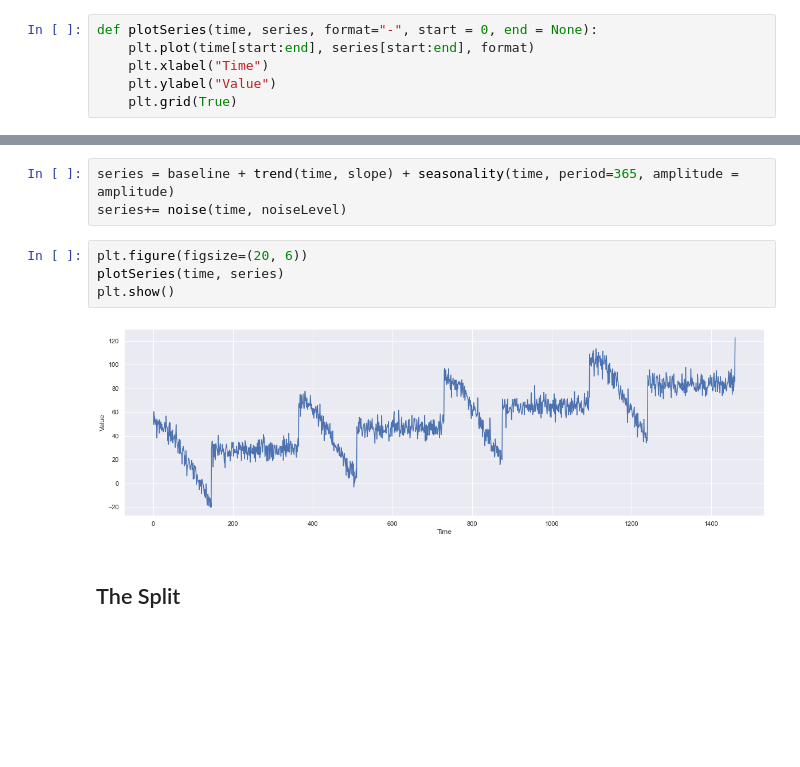
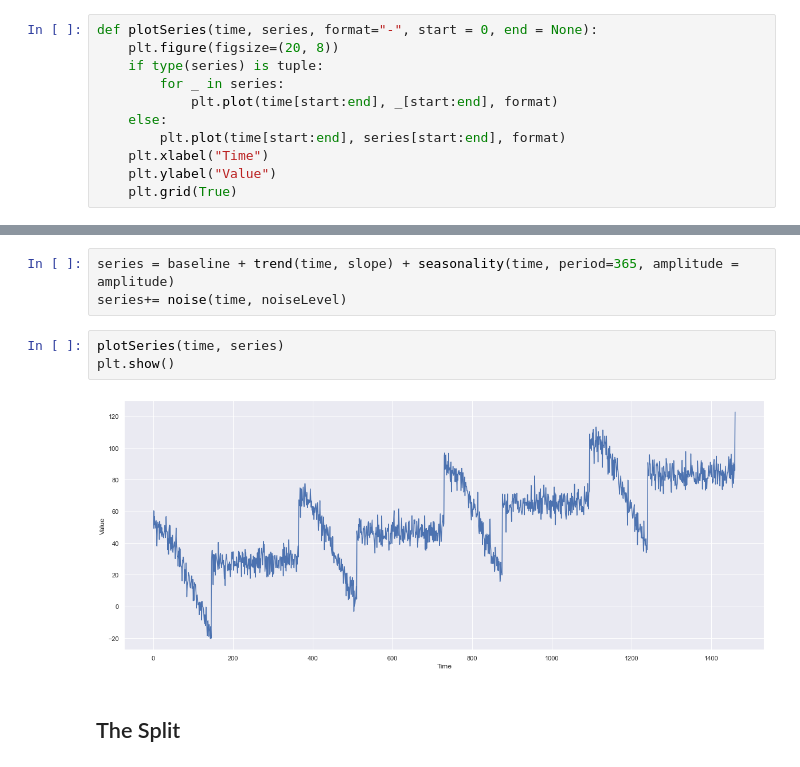
Before and after one commit to ShirsenduRyo/Time-Series, a Jupyter notebook: Week 3 Lab 2 LSTM-Notebook.ipynb, the cells around one changed output, grey strips where cells are left out. Saved outputs shown, nothing was run; the diff lists cells and outputs as text; blank space fills up the shorter version.

```diff
--- a/Week 3 Lab 2 LSTM-Notebook.ipynb
+++ b/Week 3 Lab 2 LSTM-Notebook.ipynb
@@ -15,7 +15,12 @@ print(tf.__version__)
 # Utility Packages
 # %%
 def plotSeries(time, series, format="-", start = 0, end = None):
-    plt.plot(time[start:end], series[start:end], format)
+    plt.figure(figsize=(20, 8))
+    if type(series) is tuple:
+        for _ in series:
+            plt.plot(time[start:end], _[start:end], format)
+    else:
+        plt.plot(time[start:end], series[start:end], format)
     plt.xlabel("Time")
     plt.ylabel("Value")
     plt.grid(True)
@@ -53,11 +58,10 @@ slope = 0.05
 series = baseline + trend(time, slope) + seasonality(time, period=365, amplitude = amplitude)
 series+= noise(time, noiseLevel)
 # %%
-plt.figure(figsize=(20, 6))
 plotSeries(time, series)
 plt.show()
 # %% [output]
-[figure, old version]
+[figure, new version]
 # %% [markdown]
 ## The Split
 # %%
```
Also changed, not shown: parts of 28 cells of this notebook.
